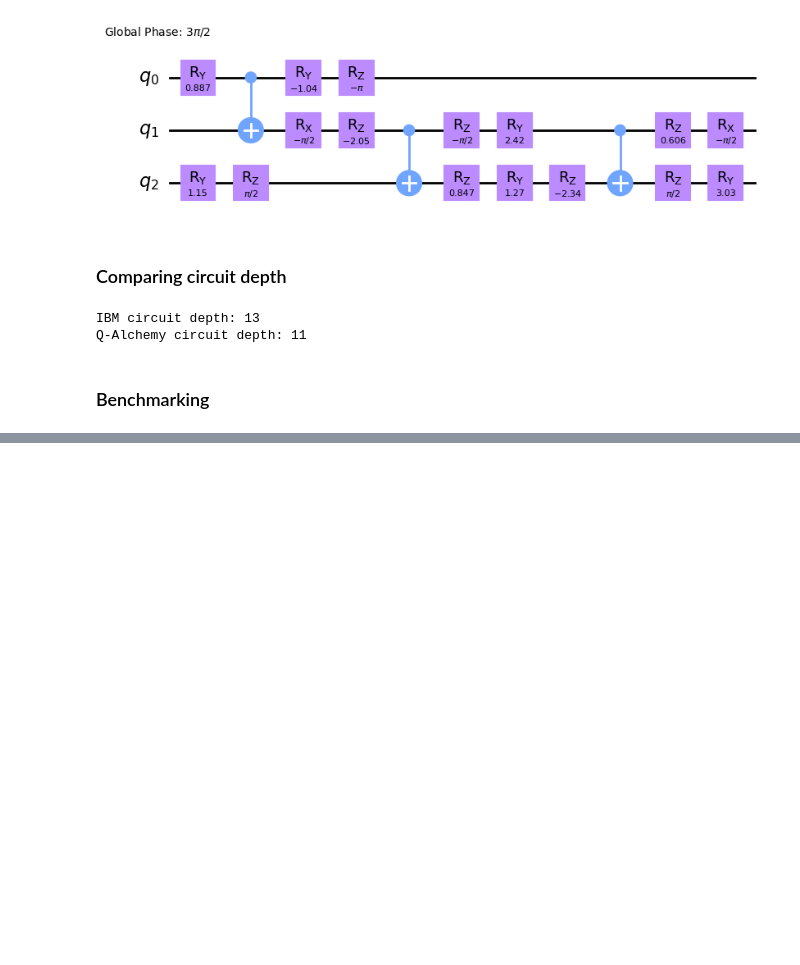
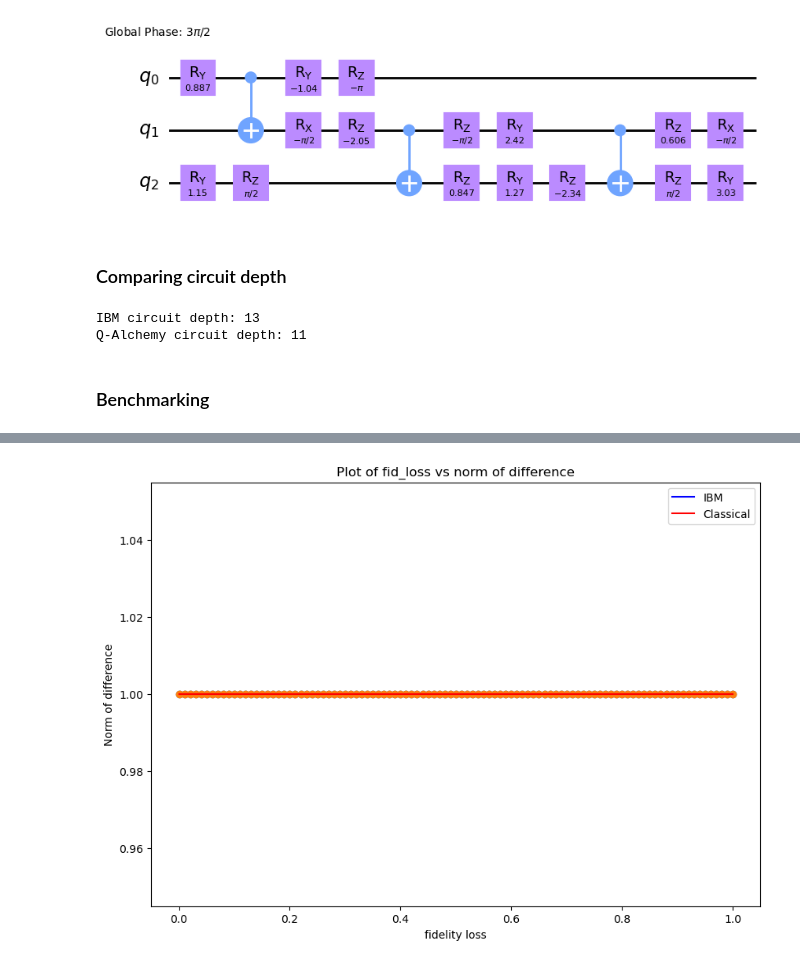
Before and after one commit to data-cybernetics/q-alchemy-sdk-py, a Jupyter notebook: examples/hhl_circuit_depth.ipynb, the cells around one changed output, grey strips where cells are left out. Cells and saved outputs as stored; diff of their text form; code cells hidden in the pictures; blank space fills up the shorter version.

```diff
--- a/examples/hhl_circuit_depth.ipynb
+++ b/examples/hhl_circuit_depth.ipynb
@@ -190,0 +231,19 @@ plt.show()
+# %%
+norm_ibm_diffs = []
+angle_ibm_diffs = []
+
+norm_classical_diffs = []
+angle_classical_diffs = []
+
+ibm_solution = default_sol = get_solution_vector(ibm, 8)
+
+
+for i in range(len(qal_solution)):
+    angle_ibm, norm_ibm = answer_comparison(qal_solution[i], ibm_solution)
+    angle_classical, norm_classical = answer_comparison(qal_solution[i], classical_solution.state)
+
+    norm_ibm_diffs.append(norm_ibm)
+    angle_ibm_diffs.append(angle_ibm)
+
+    norm_classical_diffs.append(norm_classical)
+    angle_classical_diffs.append(angle_classical)
@@ -190,0 +260,16 @@ plt.show()
+# %%
+fig: Figure = plt.figure(figsize =(10, 7))
+
+plt.plot(qal_fids, norm_ibm_diffs, color='blue', label='IBM')
+plt.scatter(qal_fids, norm_ibm_diffs)
+
+plt.plot(qal_fids, norm_classical_diffs, color='red', label='Classical')
+plt.scatter(qal_fids, norm_classical_diffs)
+
+plt.xlabel('fidelity loss')
+plt.ylabel('Norm of difference')
+plt.title('Plot of fid_loss vs norm of difference')
+plt.legend()
+plt.show()
+# %% [output]
+[figure, added]
```
Also changed, not shown: parts of 10 cells of this notebook, 5 other files.
